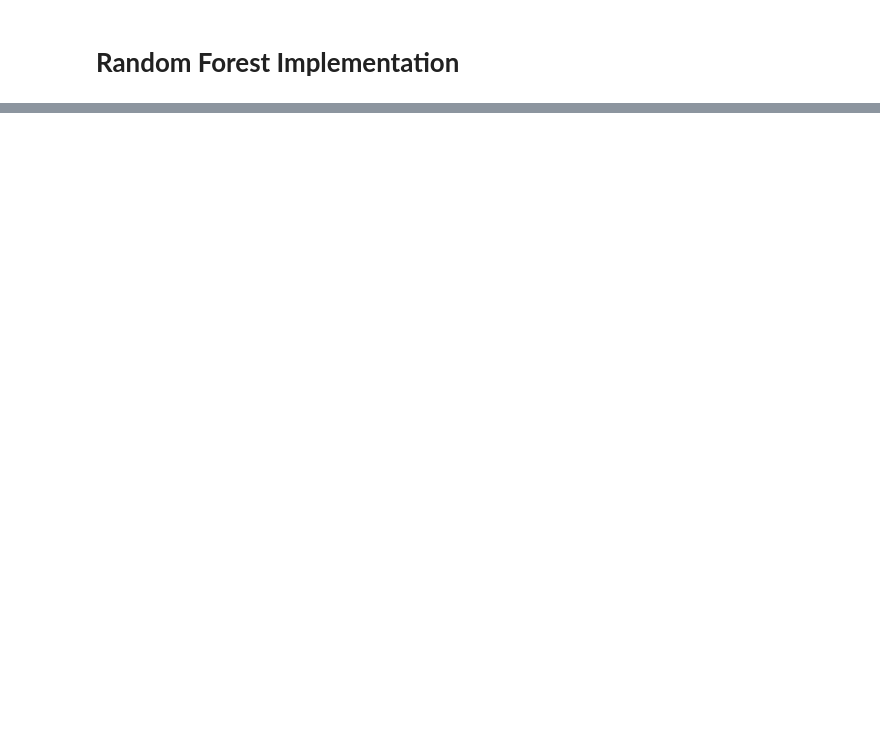
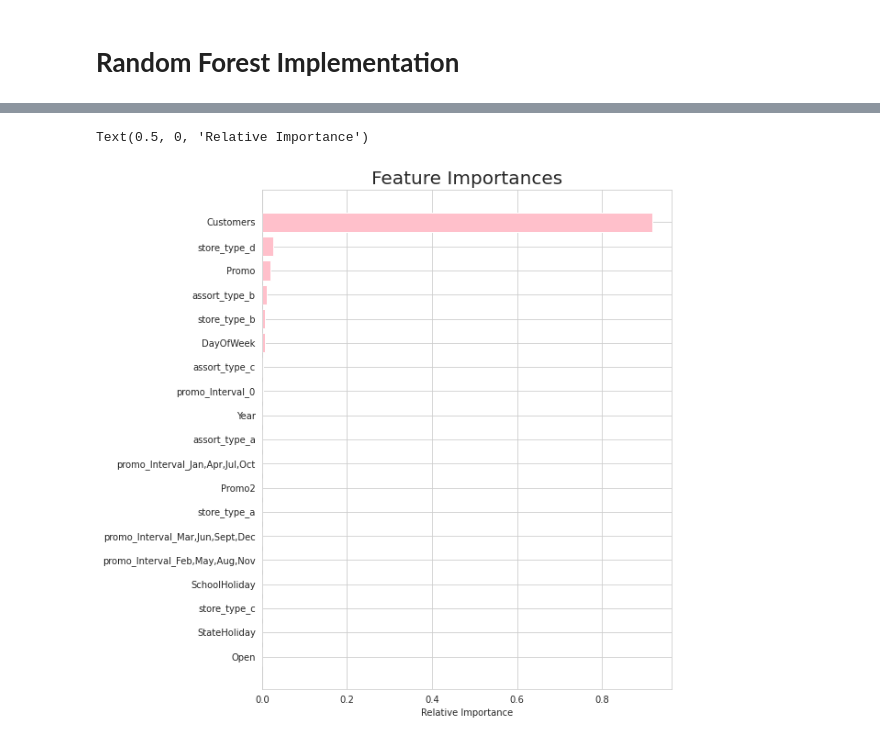
Before and after one commit to Gowthaam-K/Retail_Sales_Prediction, a Jupyter notebook: Gowthaam_Kumarasamy_Retail_Sales_Prediction_Capstone_Project.ipynb, the cells around one changed output, grey strips where cells are left out. Cells and saved outputs as stored; diff of their text form; code cells hidden in the pictures; blank space fills up the shorter version.

```diff
--- a/Gowthaam_Kumarasamy_Retail_Sales_Prediction_Capstone_Project.ipynb
+++ b/Gowthaam_Kumarasamy_Retail_Sales_Prediction_Capstone_Project.ipynb
@@ -586,3 +695,8 @@ X_train.head()
+# %%
+from sklearn.preprocessing import MinMaxScaler
+scaler = MinMaxScaler()
+X_train = scaler.fit_transform(X_train)
+X_test = scaler.transform(X_test)
 # %%
 print(Sales_dataset.size)
 print(X_train.size)
@@ -766,5 +889,0 @@ R2 score : 0.9221398285106198
-# %%
-from xgboost import XGBRegressor
-xgb = XGBRegressor(max_depth=15,n_jobs=4,n_estimators=120,subsample=0.7)
-xgb.fit(X_train,Y_train)
-y_test_pred_xgb = xgb.predict(X_test)
@@ -799,0 +911,8 @@ R2 score: 0.9104043044955573
+# %%
+from sklearn.model_selection import GridSearchCV
+### Cross validation
+
+tree = DecisionTreeRegressor()
+parameters = {'min_samples_leaf': [10,15,20,25,30]}
+DCR= GridSearchCV(tree, parameters,scoring='neg_mean_squared_error', cv=5)
+DCR.fit(X_train, Y_train)
@@ -799,0 +934,13 @@ R2 score: 0.9104043044955573
+# %%
+from sklearn.tree import DecisionTreeRegressor
+tree = DecisionTreeRegressor(min_samples_leaf=30)
+treereg = tree.fit(X_train, Y_train)
+
+
+print("Regresion Model Score" , ":" , treereg.score(X_train, Y_train) , "," ,
+      "Out of Sample Test Score" ,":" , treereg.score(X_test, Y_test))
+
+y_train_pred_dec = treereg.predict(X_train)
+y_test_pred_dec = treereg.predict(X_test)
+print("Training RMSE", ":", rmse(Y_train, y_train_pred_dec),
+      "Testing RMSE", ":", rmse(Y_test, y_test_pred_dec))
@@ -799,0 +977,12 @@ R2 score: 0.9104043044955573
+# %%
+features = X.columns
+importances = treereg.feature_importances_
+indices = np.argsort(importances)
+plt.figure(figsize=(8,10))
+plt.title('Feature Importances', fontsize=20)
+plt.barh(range(len(indices)), importances[indices], color='pink', align='center')
+plt.yticks(range(len(indices)), features[indices])
+plt.xlabel('Relative Importance')
+# %% [output]
+Text(0.5, 0, 'Relative Importance')
+[figure, added]
```
Also changed, not shown: parts of 40 cells of this notebook.
